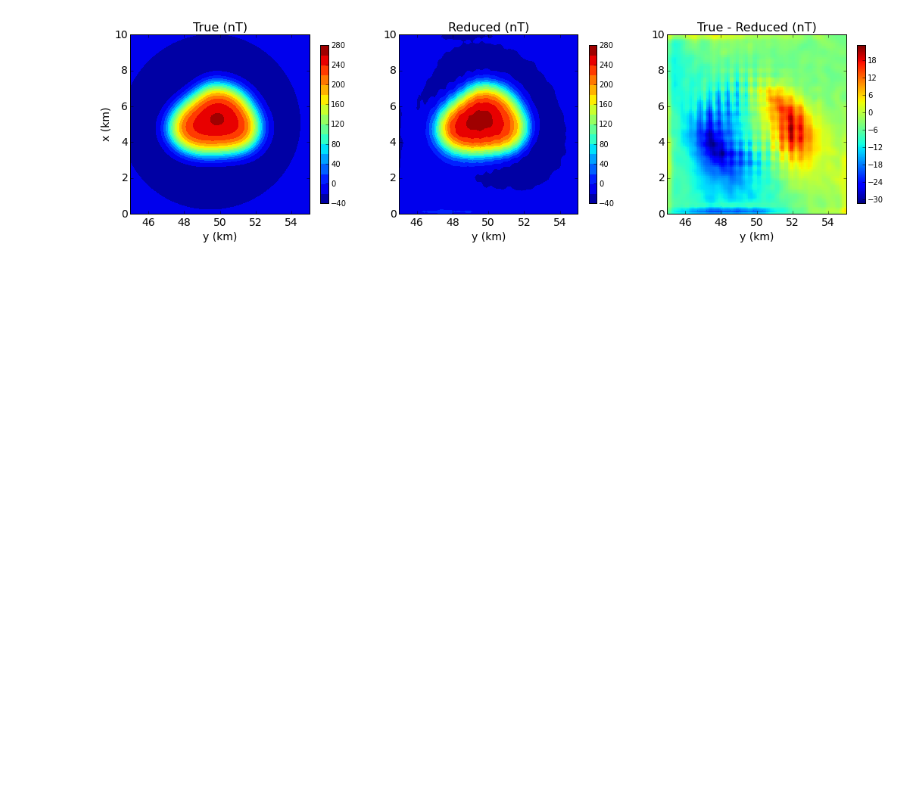
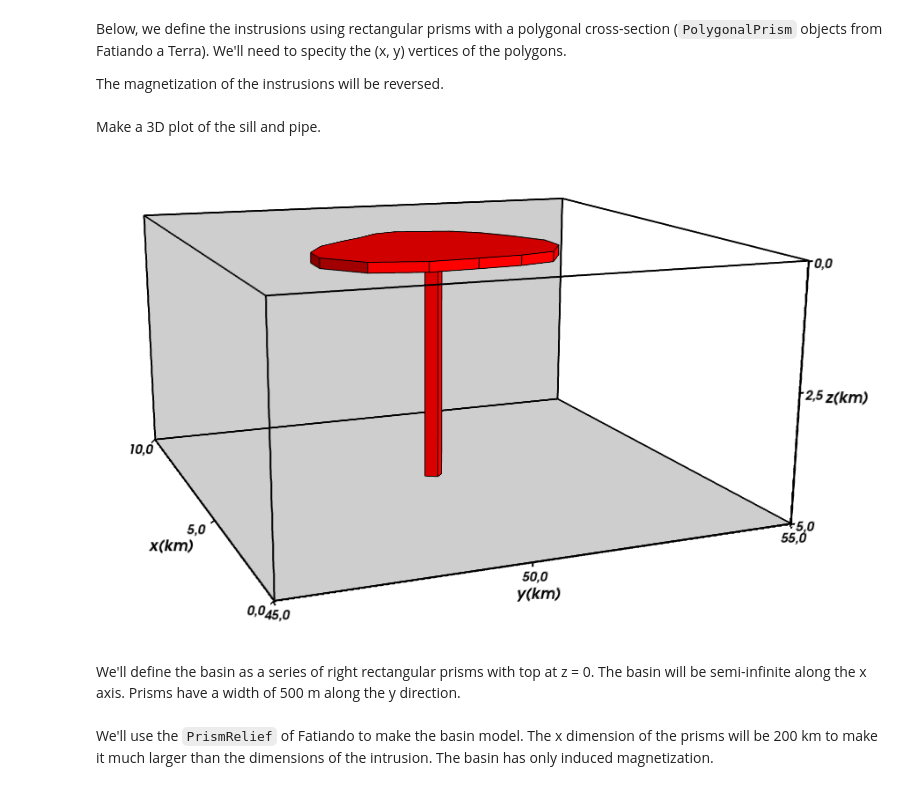
Before and after one commit to pinga-lab/Total-magnetization-of-spherical-bodies, a Jupyter notebook: notebooks/suppl_tests/complex/complex_test.ipynb, the cells around one changed output. Cells and saved outputs as stored; diff of their text form; code cells hidden in the pictures; blank space fills up the shorter version.

Commit message:
Cleanup complex test notebook
Added some better plots, using PrismRelief to make the basin model, get
rid of the profile plots of the model, join some sections that were
a bit confusing.

```diff
--- a/notebooks/suppl_tests/complex/complex_test.ipynb
+++ b/notebooks/suppl_tests/complex/complex_test.ipynb
@@ -13,7 +29,7 @@ import numpy as np
 import scipy
 from scipy import sparse, interpolate
 from IPython.display import Image
-
+import fatiando
 from fatiando import mesher, gridder, gravmag
 from fatiando.gravmag import sphere, polyprism, prism, fourier
 from fatiando.gravmag.eqlayer import PELTotalField, PELSmoothness
@@ -22,3 +38,4 @@ from fatiando.gravmag.euler import Classic, ExpandingWindow
 from fatiando.utils import ang2vec, contaminate
 from fatiando.vis import mpl, myv
 from fatiando.gravmag.magdir import DipoleMagDir
+mpl.rc('font', size=12)
@@ -917,41 +158,7 @@ mpl.savefig('PELfit.png', dpi=600)
-# %%
-lmin = np.floor(np.min([tfpole, tfreduced]))
-lmin -= lmin%10
-lmax = np.ceil(np.max([tfpole, tfreduced]))
-lmax += lmax%10
-dl = 20.0
-levels = np.arange(lmin, lmax+dl, dl)
-
-mpl.figure(figsize=(18, 5))
-mpl.subplot(1, 3, 1)
-mpl.axis('scaled')
-mpl.title('True (nT)', fontsize=16)
-mpl.contourf(y, x, tfpole, shape, levels, interp=True)
-mpl.colorbar(shrink=0.75)
-mpl.xlabel('y (km)', fontsize = 14)
-mpl.ylabel('x (km)', fontsize = 14)
-mpl.xticks(fontsize=14)
-mpl.yticks(fontsize=14)
-mpl.m2km()
-mpl.subplot(1, 3, 2)
-mpl.axis('scaled')
-mpl.title('Reduced (nT)', fontsize=16)
-mpl.contourf(y, x, tfreduced, shape, levels, interp=True)
-mpl.colorbar(shrink=0.75)
-mpl.xlabel('y (km)', fontsize = 14)
-mpl.xticks(fontsize=14)
-mpl.yticks(fontsize=14)
-mpl.m2km()
-mpl.subplot(1, 3, 3)
-mpl.title('True - Reduced (nT)', fontsize=16)
-mpl.axis('scaled')
-mpl.pcolor(y, x, tfpole - tfreduced, shape)
-mpl.colorbar(shrink=0.75)
-mpl.xlabel('y (km)', fontsize = 14)
-mpl.xticks(fontsize=14)
-mpl.yticks(fontsize=14)
-mpl.m2km()
-mpl.savefig('RTP.png', dpi=600)
-#Image(filename='RTP.png')
-# %% [output]
-[figure, removed]
+# %% [markdown]
+Below, we define the instrusions using rectangular prisms with a polygonal cross-section (`PolygonalPrism` objects from Fatiando a Terra). We'll need to specity the (x, y) vertices of the polygons.
+
+The magnetization of the instrusions will be reversed.
+# %%
+inc_intrusion, dec_intrusion = -inc, dec + 180
+magnetization = {'magnetization': ang2vec(6, inc_intrusion, dec_intrusion)}
@@ -957,0 +192,25 @@ mpl.savefig('RTP.png', dpi=600)
+# %% [markdown]
+Make a 3D plot of the sill and pipe.
+# %%
+bounds = [0, 10000, 45000, 55000, 0, 5000]
+scene = myv.figure(size=(900, 600))
+myv.polyprisms(intrusions, color=(1, 0, 0), linewidth=1)
+ax = myv.axes(myv.outline(extent=bounds), ranges=[b*0.001 for b in bounds], nlabels=3, fmt='%.1f')
+ax.axes.x_label, ax.axes.y_label, ax.axes.z_label = 'x(km)', 'y(km)', 'z(km)'
+ax.axes.font_factor = 1.2
+myv.wall_north(bounds)
+myv.wall_bottom(bounds)
+scene.scene.camera.position = [-21188.23859879663, 39461.269739903801, -4042.9670131568655]
+scene.scene.camera.focal_point = [4463.2000144412032, 50763.844046049599, 3303.2526152180458]
+scene.scene.camera.view_angle = 19.2
+scene.scene.camera.view_up = [0.23673310150534205, 0.091412372092923133, -0.9672648121791706]
+scene.scene.camera.clipping_range = [14711.878768444427, 46945.83259971784]
+scene.scene.camera.compute_view_plane_normal()
+scene.scene.render()
+myv.savefig('intrusion.png')
+myv.show()
+Image(filename='intrusion.png')
+# %% [output]
+[figure, added]
+# %% [markdown]
+We'll define the basin as a series of right rectangular prisms with top at z = 0. The basin will be semi-infinite along the x axis. Prisms have a width of 500 m along the y direction.
@@ -957,0 +270,2 @@ mpl.savefig('RTP.png', dpi=600)
+# %% [markdown]
+We'll use the `PrismRelief` of Fatiando to make the basin model. The x dimension of the prisms will be 200 km to make it much larger than the dimensions of the intrusion. The basin has only induced magnetization.
```
Also changed, not shown: parts of 112 cells of this notebook, 5 other files.
